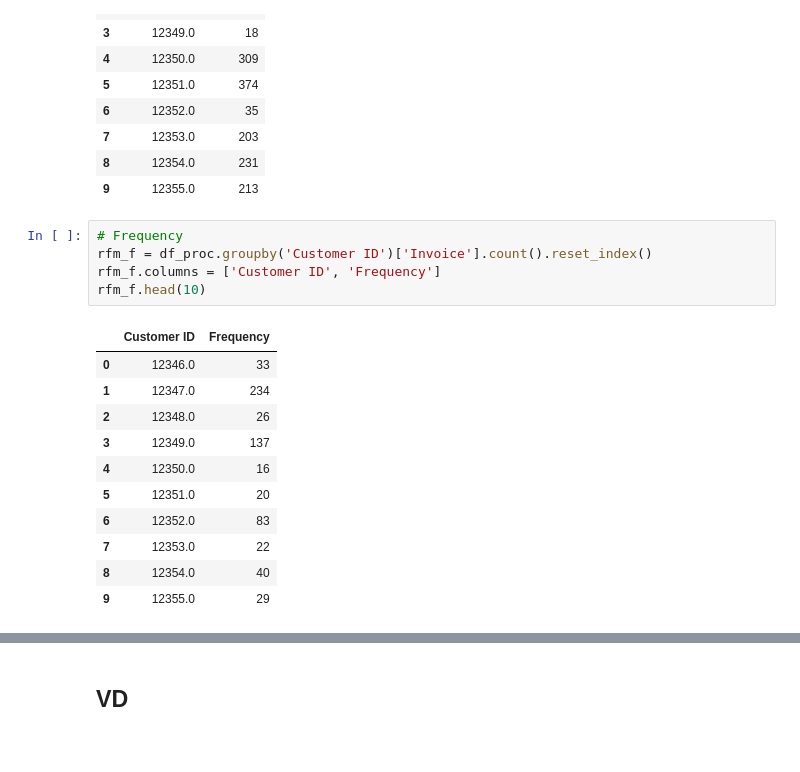
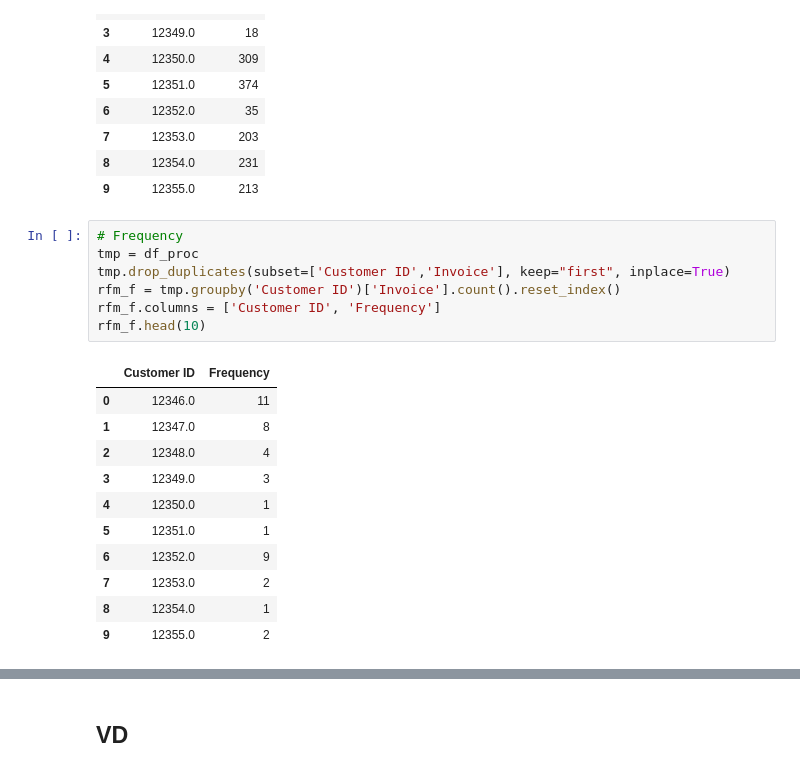
Before and after one commit to Ahmed-Ashraf-Marzouk/RFM-ID-customer-segmentation, a Jupyter notebook: main.ipynb, the cells around one changed output, grey strips where cells are left out. Saved outputs shown, nothing was run; the diff lists cells and outputs as text.

```diff
--- a/main.ipynb
+++ b/main.ipynb
@@ -247,21 +247,23 @@ rfm_r.head(10)
 | 9 | 12355.0 | 213 |
 # %%
 # Frequency
-rfm_f = df_proc.groupby('Customer ID')['Invoice'].count().reset_index()
+tmp = df_proc
+tmp.drop_duplicates(subset=['Customer ID','Invoice'], keep="first", inplace=True)
+rfm_f = tmp.groupby('Customer ID')['Invoice'].count().reset_index()
 rfm_f.columns = ['Customer ID', 'Frequency']
 rfm_f.head(10)
 # %% [output]
 |  | Customer ID | Frequency |
-| 0 | 12346.0 | 33 |
-| 1 | 12347.0 | 234 |
-| 2 | 12348.0 | 26 |
-| 3 | 12349.0 | 137 |
-| 4 | 12350.0 | 16 |
-| 5 | 12351.0 | 20 |
-| 6 | 12352.0 | 83 |
-| 7 | 12353.0 | 22 |
-| 8 | 12354.0 | 40 |
-| 9 | 12355.0 | 29 |
+| 0 | 12346.0 | 11 |
+| 1 | 12347.0 | 8 |
+| 2 | 12348.0 | 4 |
+| 3 | 12349.0 | 3 |
+| 4 | 12350.0 | 1 |
+| 5 | 12351.0 | 1 |
+| 6 | 12352.0 | 9 |
+| 7 | 12353.0 | 2 |
+| 8 | 12354.0 | 1 |
+| 9 | 12355.0 | 2 |
 # %%
 # Monetary
 df_proc['Total'] = df_proc['Price'] * df_proc['Quantity']
```
Also changed, not shown: parts of 46 cells of this notebook, 2 other files.
